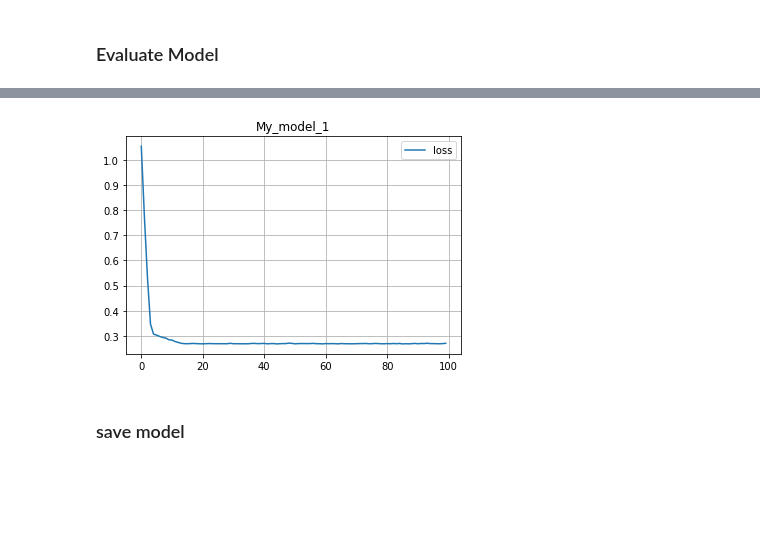
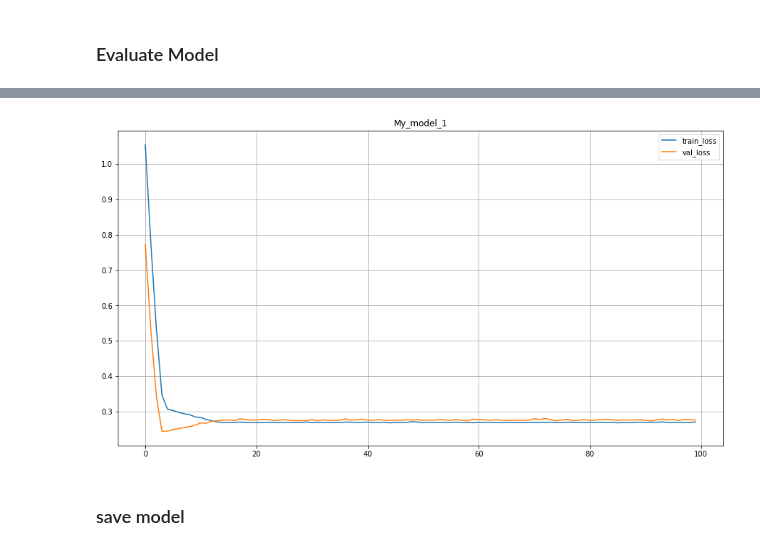
Before and after one commit to puwachat/Intern-Training, a Jupyter notebook: Lesson01-LinearRegression/AI_DeepLearning_Regression.ipynb, the cells around one changed output, grey strips where cells are left out. Cells and saved outputs as stored; diff of their text form; code cells hidden in the pictures; blank space fills up the shorter version.

```diff
--- a/Lesson01-LinearRegression/AI_DeepLearning_Regression.ipynb
+++ b/Lesson01-LinearRegression/AI_DeepLearning_Regression.ipynb
@@ -213,15 +210,15 @@ tf.random.set_seed(888)
 
 # Create a model using the Sequential API
 model = tf.keras.Sequential([
-    tf.keras.Input(shape=(len(x_train.columns),)),
-    tf.keras.layers.Dense(10),
-    tf.keras.layers.Dense(1),
+    tf.keras.Input(shape=(len(x_train.columns),)),  # input
+    tf.keras.layers.Dense(10),  # layer
+    tf.keras.layers.Dense(1),   # output
 ], name = f"{model_name}")
 
 # Compile the model
 model.compile(loss=tf.keras.losses.mae, # mse is short for mean square error
-              optimizer=tf.keras.optimizers.Adam(learning_rate = 1e-3),
-              metrics=["mse"])
+              optimizer=tf.keras.optimizers.Adam(learning_rate = 1e-3)
+              )
 
 # print model architecture
 model.summary()
@@ -241,6 +238,8 @@ Non-trainable params: 0
 _________________________________________________________________
 # %%
 # Fit the model
-history = model.fit(x_train_sc, y_train_sc, epochs = 100)
+history = model.fit(x_train_sc, y_train_sc,
+                    validation_data = (x_test_sc, y_test_sc),
+                    epochs = 100)
 # %% [output]
 Epoch 1/100
@@ -270,11 +269,13 @@ model.evaluate(x_test_sc, y_test_sc)
 # %%
+plt.figure(figsize=(15,8))
 plt.title(f"{model_name}")
 plt.grid()
-plt.plot(history.history['loss'], label = "loss")
+plt.plot(history.history['loss'], label = "train_loss")
+plt.plot(history.history['val_loss'], label = "val_loss")
 plt.legend()
 plt.show()
 # %% [output]
-[figure, old version]
+[figure, new version]
 # %% [markdown]
 ### save model
 # %%
```
Also changed, not shown: parts of 18 cells of this notebook.
